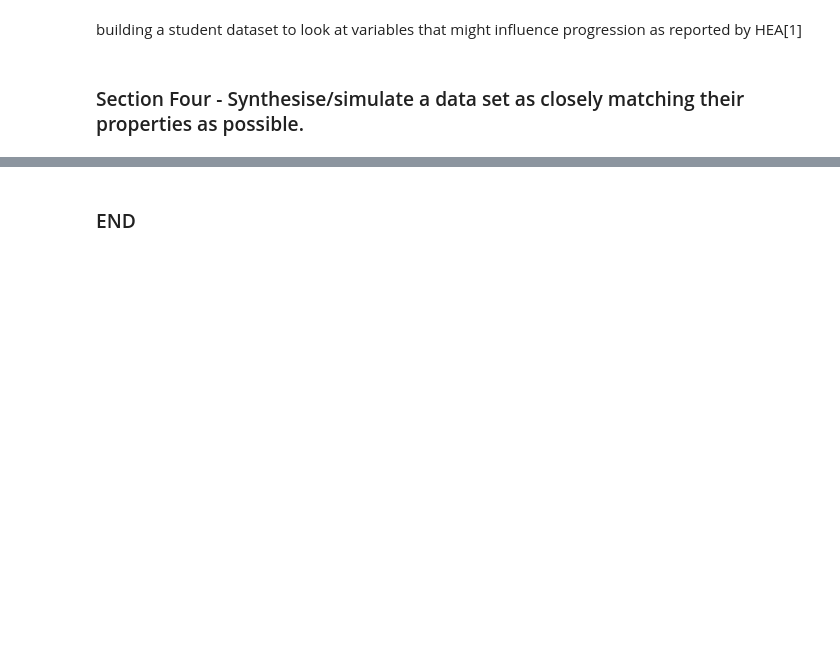
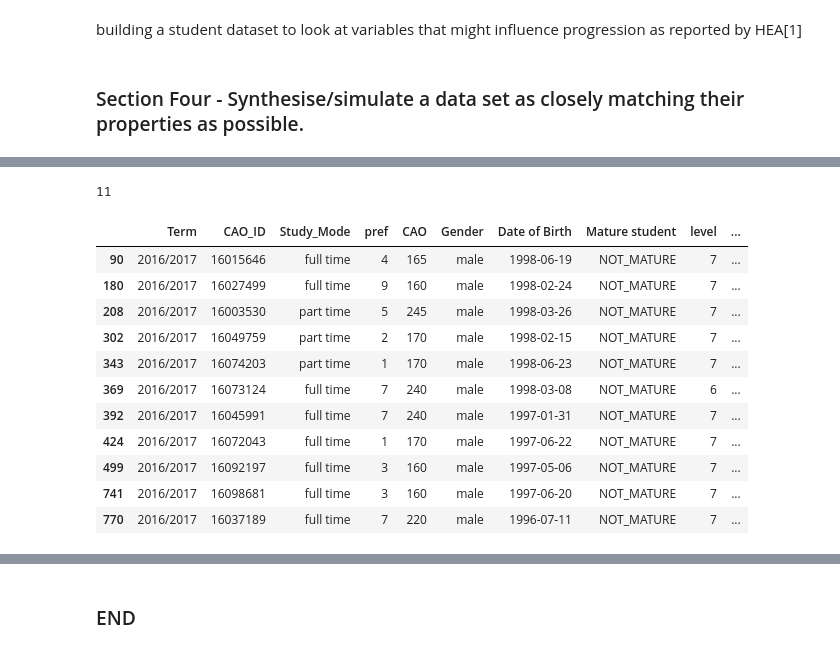
Before and after one commit to Hudsonsue/progproj, a Jupyter notebook: Project_Programming_Data_Analytics.ipynb, the cells around one changed output, grey strips where cells are left out. Drawn from its saved outputs; the diff is of its cells as text; code cells hidden in the pictures; blank space fills up the shorter version.

```diff
--- a/Project_Programming_Data_Analytics.ipynb
+++ b/Project_Programming_Data_Analytics.ipynb
@@ -270,3 +290,26 @@ df.head()
+# %%
+##>>> data.groupby(['col1', 'col2']).mean()
+df_at_risk = pd.DataFrame ()
+df_at_risk = df.loc [(df['entry_risk_status']=='at risk')]
+print(len(df_at_risk))
+##temp_df = df_complete.ix[(df_complete['type'] == 'NDD') &
+                         ##(df_complete['writer'] == 'Mary') &
+                        ## (df_complete['status'] != '7'), ['col a','col c']]
+df_at_risk
+# %% [output]
+11
+|  | Term | CAO_ID | Study_Mode | pref | CAO | Gender | Date of Birth | Mature student | level | ... |
+| 90 | 2016/2017 | 16015646 | full time | 4 | 165 | male | 1998-06-19 | NOT_MATURE | 7 | ... |
+| 180 | 2016/2017 | 16027499 | full time | 9 | 160 | male | 1998-02-24 | NOT_MATURE | 7 | ... |
+| 208 | 2016/2017 | 16003530 | part time | 5 | 245 | male | 1998-03-26 | NOT_MATURE | 7 | ... |
+| 302 | 2016/2017 | 16049759 | part time | 2 | 170 | male | 1998-02-15 | NOT_MATURE | 7 | ... |
+| 343 | 2016/2017 | 16074203 | part time | 1 | 170 | male | 1998-06-23 | NOT_MATURE | 7 | ... |
+| 369 | 2016/2017 | 16073124 | full time | 7 | 240 | male | 1998-03-08 | NOT_MATURE | 6 | ... |
+| 392 | 2016/2017 | 16045991 | full time | 7 | 240 | male | 1997-01-31 | NOT_MATURE | 7 | ... |
+| 424 | 2016/2017 | 16072043 | full time | 1 | 170 | male | 1997-06-22 | NOT_MATURE | 7 | ... |
+| 499 | 2016/2017 | 16092197 | full time | 3 | 160 | male | 1997-05-06 | NOT_MATURE | 7 | ... |
+| 741 | 2016/2017 | 16098681 | full time | 3 | 160 | male | 1997-06-20 | NOT_MATURE | 7 | ... |
+| 770 | 2016/2017 | 16037189 | full time | 7 | 220 | male | 1996-07-11 | NOT_MATURE | 7 | ... |
 # %%
 df.describe()
 df.describe(include='all')
```
Also changed, not shown: parts of 15 cells of this notebook, 1 other file.
